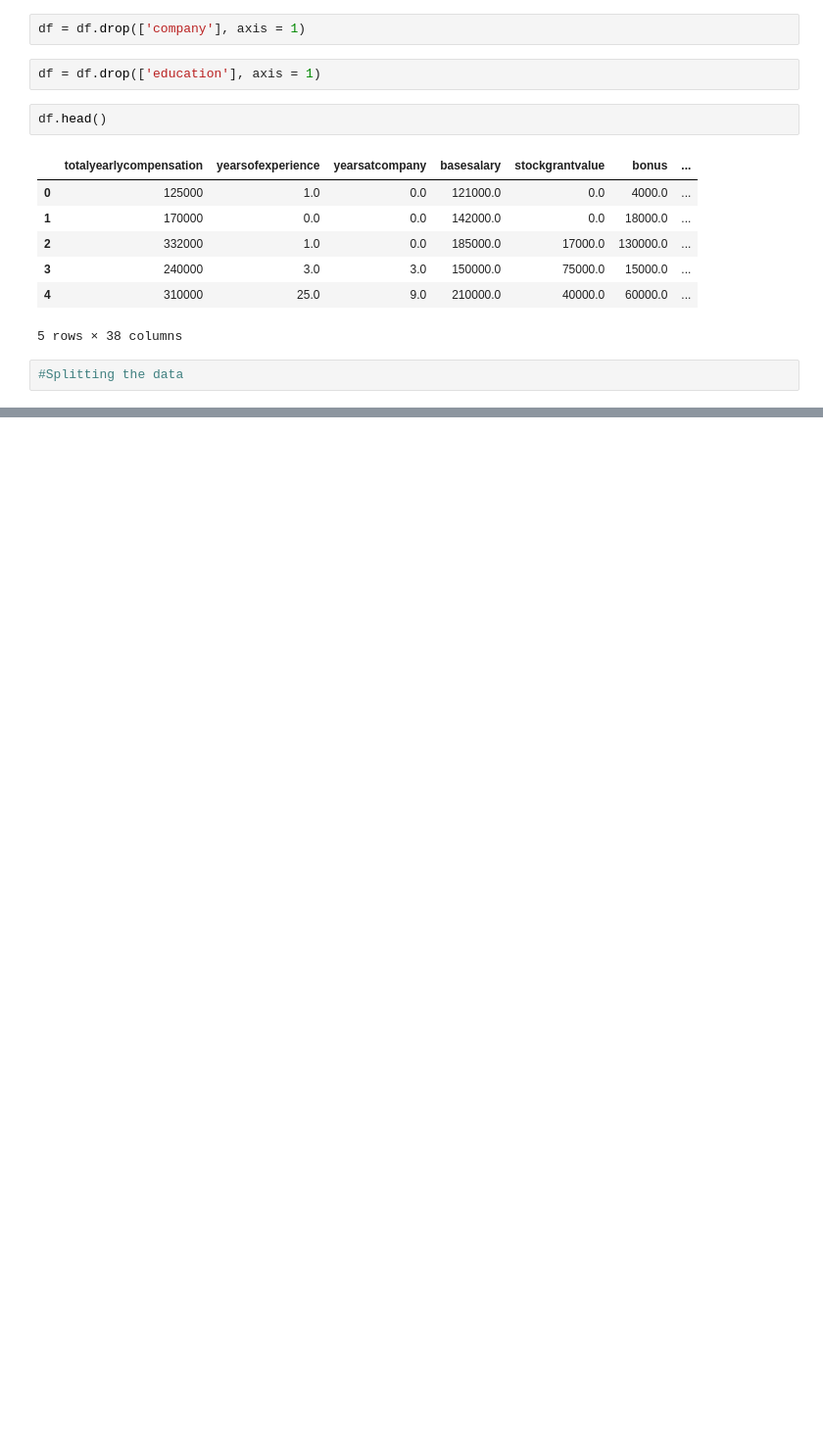
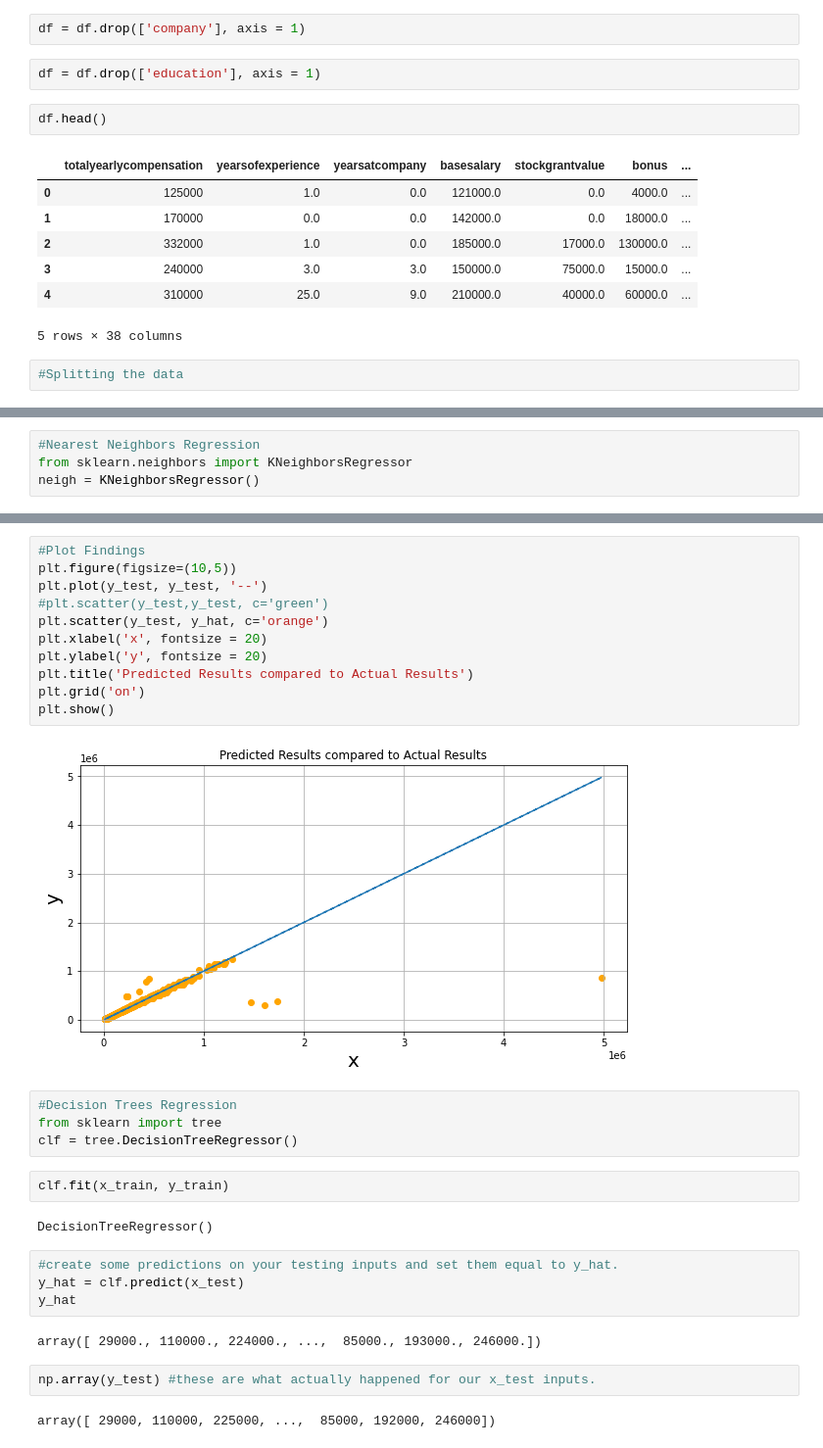
Before and after one commit to ryand0n/SC2022-BatchC-electric-pythons, a Jupyter notebook: Aadya Aradhyula/EDA.ipynb, the cells around one changed output, grey strips where cells are left out. Shown at 98% size. Drawn from its saved outputs; the diff is of its cells as text; blank space fills up the shorter version.

```diff
--- a/Aadya Aradhyula/EDA.ipynb
+++ b/Aadya Aradhyula/EDA.ipynb
@@ -574,0 +623,4 @@ df.head()
+# %%
+#Nearest Neighbors Regression
+from sklearn.neighbors import KNeighborsRegressor
+neigh = KNeighborsRegressor()
@@ -574,0 +651,31 @@ df.head()
+# %%
+#Plot Findings
+plt.figure(figsize=(10,5))
+plt.plot(y_test, y_test, '--')
+#plt.scatter(y_test,y_test, c='green')
+plt.scatter(y_test, y_hat, c='orange')
+plt.xlabel('x', fontsize = 20)
+plt.ylabel('y', fontsize = 20)
+plt.title('Predicted Results compared to Actual Results')
+plt.grid('on')
+plt.show()
+# %% [output]
+[figure, added]
+# %%
+#Decision Trees Regression
+from sklearn import tree
+clf = tree.DecisionTreeRegressor()
+# %%
+clf.fit(x_train, y_train)
+# %% [output]
+DecisionTreeRegressor()
+# %%
+#create some predictions on your testing inputs and set them equal to y_hat.
+y_hat = clf.predict(x_test)
+y_hat
+# %% [output]
+array([ 29000., 110000., 224000., ...,  85000., 193000., 246000.])
+# %%
+np.array(y_test) #these are what actually happened for our x_test inputs.
+# %% [output]
+array([ 29000, 110000, 225000, ...,  85000, 192000, 246000])
```
Also changed, not shown: parts of 23 cells of this notebook, 20 other files.
